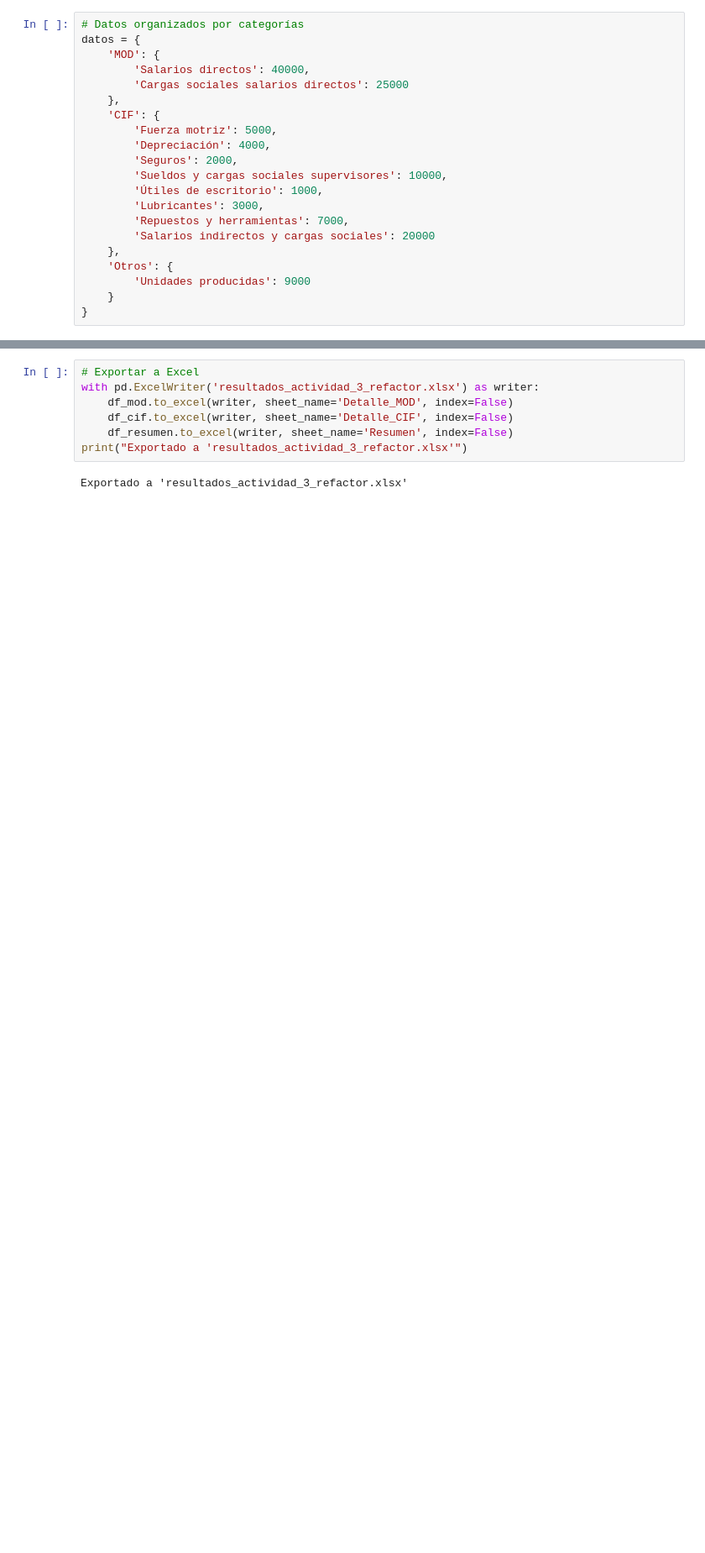
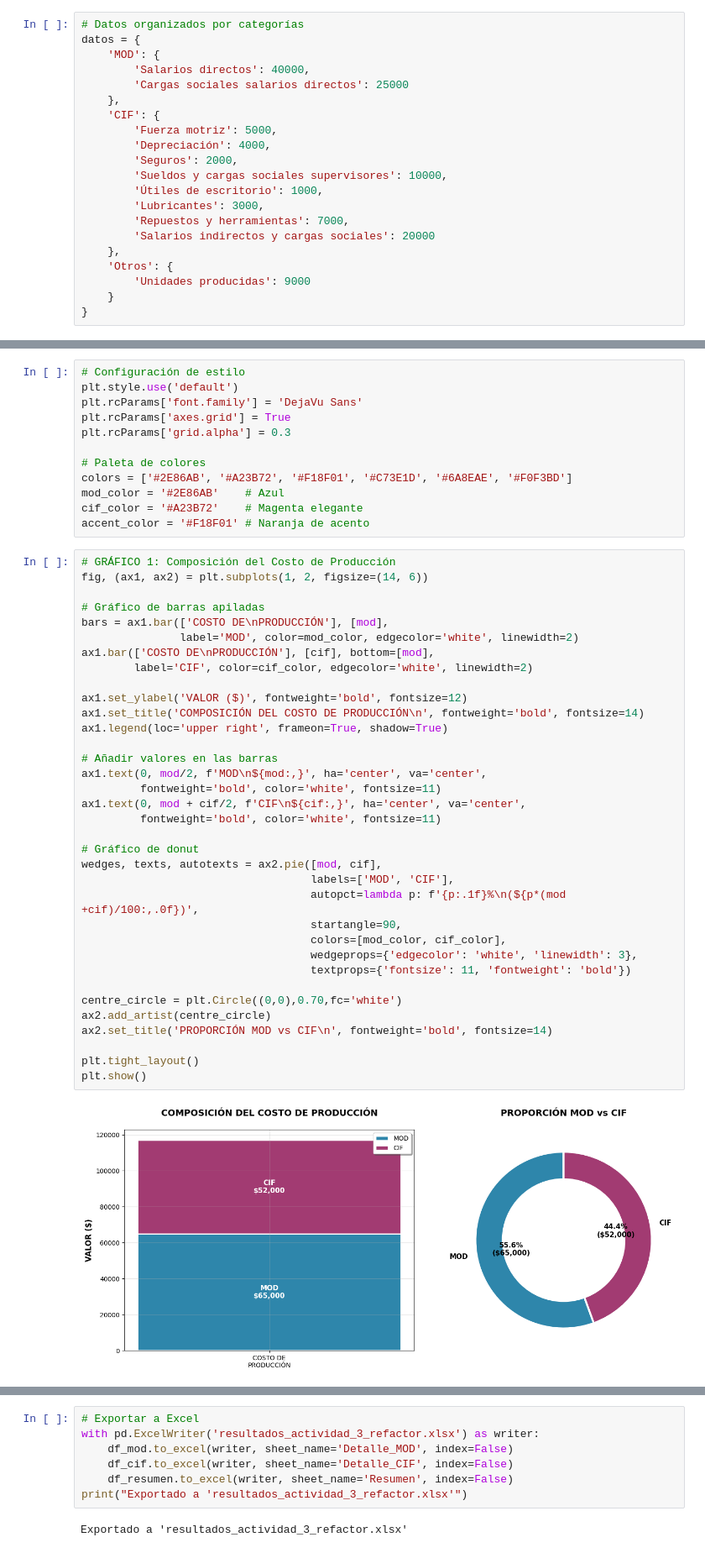
Before and after one commit to licette32/calculo-costos-rendimientos-2025, a Jupyter notebook: Parte-B/3B-costos.ipynb, the cells around one changed output, grey strips where cells are left out. Shown: that part at 84% size. Cells and saved outputs as stored; diff of their text form; blank space fills up the shorter version.

Commit message:
feat: add matplotlib visualizations for cost analysis and update dependencies

```diff
--- a/Parte-B/3B-costos.ipynb
+++ b/Parte-B/3B-costos.ipynb
@@ -167,0 +188,49 @@ plt.show()
+# %%
+# Configuración de estilo
+plt.style.use('default')
+plt.rcParams['font.family'] = 'DejaVu Sans'
+plt.rcParams['axes.grid'] = True
+plt.rcParams['grid.alpha'] = 0.3
+
+# Paleta de colores
+colors = ['#2E86AB', '#A23B72', '#F18F01', '#C73E1D', '#6A8EAE', '#F0F3BD']
+mod_color = '#2E86AB'    # Azul
+cif_color = '#A23B72'    # Magenta elegante
+accent_color = '#F18F01' # Naranja de acento
+# %%
+# GRÁFICO 1: Composición del Costo de Producción
+fig, (ax1, ax2) = plt.subplots(1, 2, figsize=(14, 6))
+
+# Gráfico de barras apiladas
+bars = ax1.bar(['COSTO DE\nPRODUCCIÓN'], [mod],
+               label='MOD', color=mod_color, edgecolor='white', linewidth=2)
+ax1.bar(['COSTO DE\nPRODUCCIÓN'], [cif], bottom=[mod],
+        label='CIF', color=cif_color, edgecolor='white', linewidth=2)
+
+ax1.set_ylabel('VALOR ($)', fontweight='bold', fontsize=12)
+ax1.set_title('COMPOSICIÓN DEL COSTO DE PRODUCCIÓN\n', fontweight='bold', fontsize=14)
+ax1.legend(loc='upper right', frameon=True, shadow=True)
+
+# Añadir valores en las barras
+ax1.text(0, mod/2, f'MOD\n${mod:,}', ha='center', va='center',
+         fontweight='bold', color='white', fontsize=11)
+ax1.text(0, mod + cif/2, f'CIF\n${cif:,}', ha='center', va='center',
+         fontweight='bold', color='white', fontsize=11)
+
+# Gráfico de donut
+wedges, texts, autotexts = ax2.pie([mod, cif],
+                                   labels=['MOD', 'CIF'],
+                                   autopct=lambda p: f'{p:.1f}%\n(${p*(mod +cif)/100:,.0f})',
+                                   startangle=90,
+                                   colors=[mod_color, cif_color],
+                                   wedgeprops={'edgecolor': 'white', 'linewidth': 3},
+                                   textprops={'fontsize': 11, 'fontweight': 'bold'})
+
+centre_circle = plt.Circle((0,0),0.70,fc='white')
+ax2.add_artist(centre_circle)
+ax2.set_title('PROPORCIÓN MOD vs CIF\n', fontweight='bold', fontsize=14)
+
+plt.tight_layout()
+plt.show()
+# %% [output]
+[figure, added]
```
Also changed, not shown: parts of 29 cells of this notebook, 3 other files.
